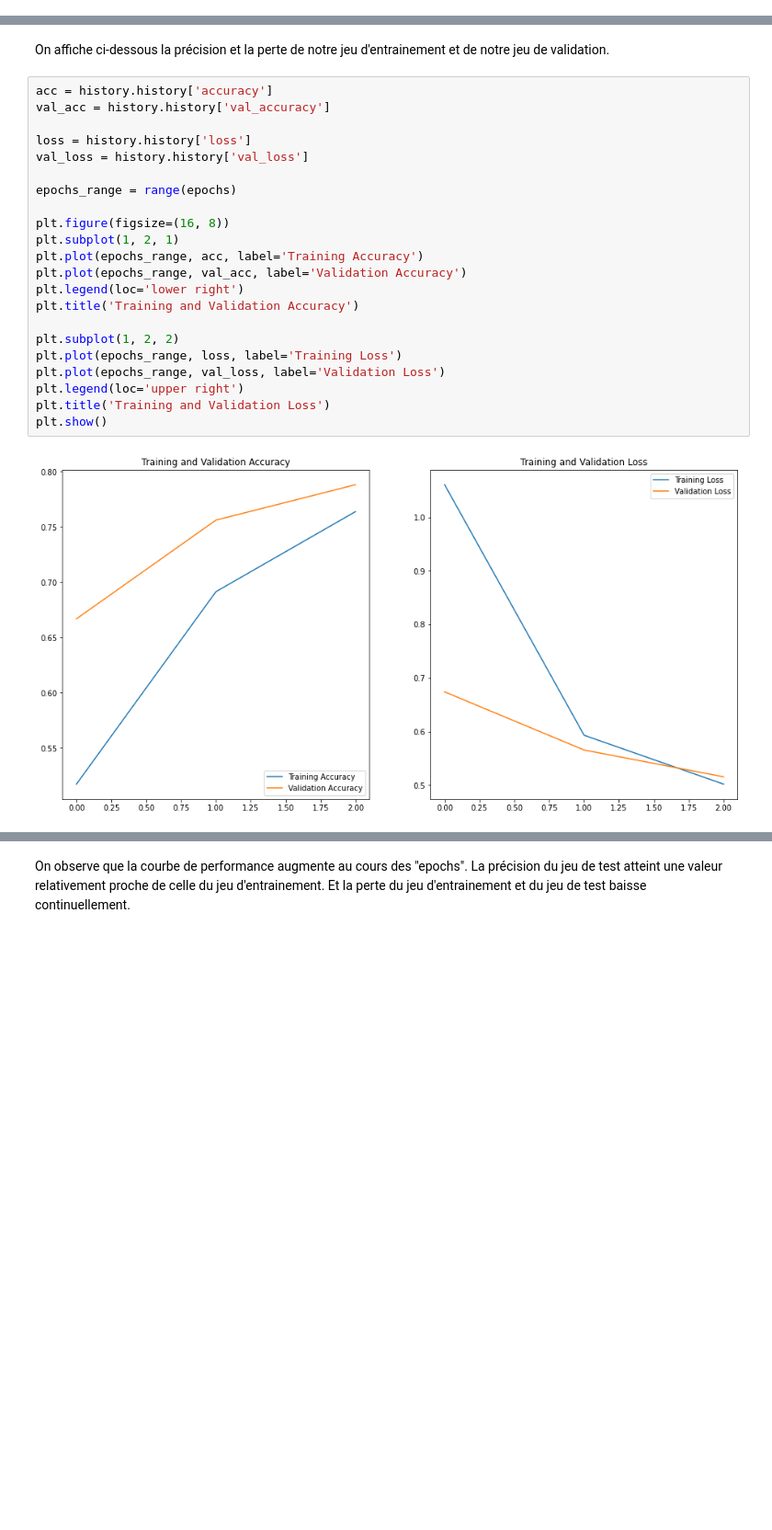
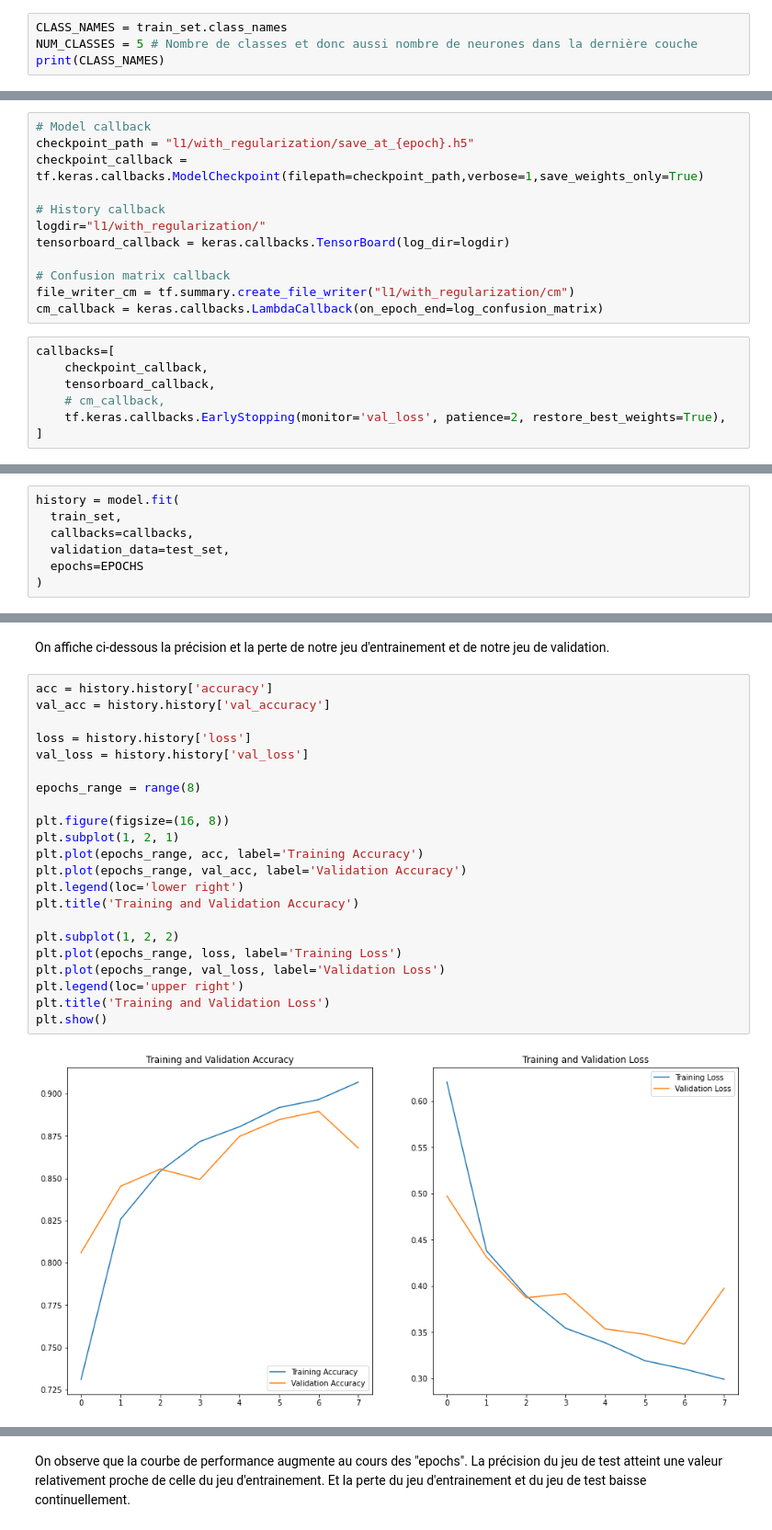
Before and after one commit to km229/leyenda_project, a Jupyter notebook: L1.ipynb, the cells around one changed output, grey strips where cells are left out. Shown at 92% size. Cells and saved outputs as stored; diff of their text form; blank space fills up the shorter version.

```diff
--- a/L1.ipynb
+++ b/L1.ipynb
@@ -78,0 +97,4 @@ print(class_names)
+# %%
+CLASS_NAMES = train_set.class_names
+NUM_CLASSES = 5 # Nombre de classes et donc aussi nombre de neurones dans la dernière couche
+print(CLASS_NAMES)
@@ -391,0 +576,19 @@ plt.show
+# %%
+# Model callback
+checkpoint_path = "l1/with_regularization/save_at_{epoch}.h5"
+checkpoint_callback = tf.keras.callbacks.ModelCheckpoint(filepath=checkpoint_path,verbose=1,save_weights_only=True)
+
+# History callback
+logdir="l1/with_regularization/"
+tensorboard_callback = keras.callbacks.TensorBoard(log_dir=logdir)
+
+# Confusion matrix callback
+file_writer_cm = tf.summary.create_file_writer("l1/with_regularization/cm")
+cm_callback = keras.callbacks.LambdaCallback(on_epoch_end=log_confusion_matrix)
+# %%
+callbacks=[
+    checkpoint_callback,
+    tensorboard_callback,
+    # cm_callback,
+    tf.keras.callbacks.EarlyStopping(monitor='val_loss', patience=2, restore_best_weights=True),
+]
@@ -391,0 +597,7 @@ plt.show
+# %%
+history = model.fit(
+  train_set,
+  callbacks=callbacks,
+  validation_data=test_set,
+  epochs=EPOCHS
+)
@@ -394,24 +670,24 @@ On affiche ci-dessous la précision et la perte de notre jeu d'entrainement et d
 # %%
 acc = history.history['accuracy']
 val_acc = history.history['val_accuracy']
 
 loss = history.history['loss']
 val_loss = history.history['val_loss']
 
-epochs_range = range(epochs)
+epochs_range = range(8)
 
 plt.figure(figsize=(16, 8))
 plt.subplot(1, 2, 1)
 plt.plot(epochs_range, acc, label='Training Accuracy')
 plt.plot(epochs_range, val_acc, label='Validation Accuracy')
 plt.legend(loc='lower right')
 plt.title('Training and Validation Accuracy')
 
 plt.subplot(1, 2, 2)
 plt.plot(epochs_range, loss, label='Training Loss')
 plt.plot(epochs_range, val_loss, label='Validation Loss')
 plt.legend(loc='upper right')
 plt.title('Training and Validation Loss')
 plt.show()
 # %% [output]
-[figure, old version]
+[figure, new version]
```
Also changed, not shown: parts of 93 cells of this notebook, 10 other files.
